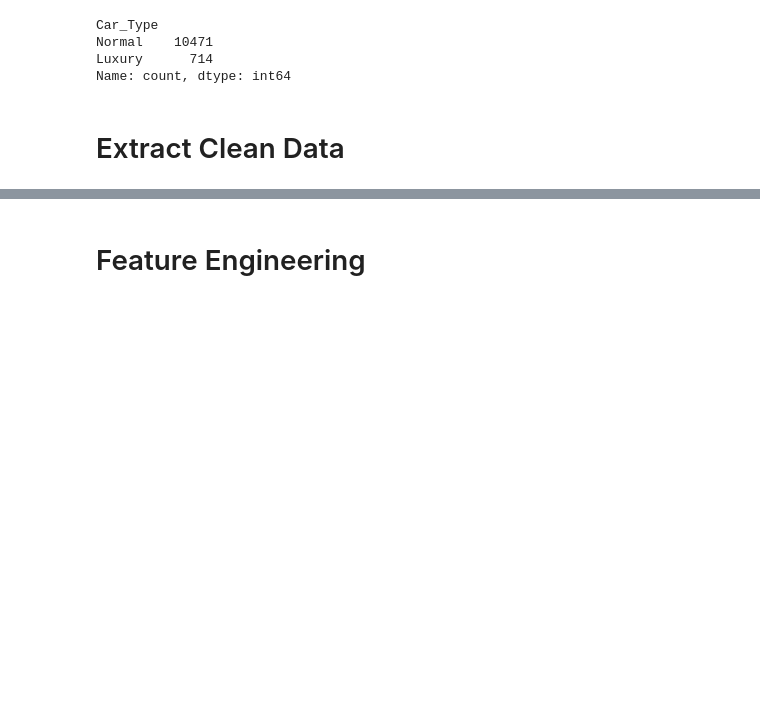
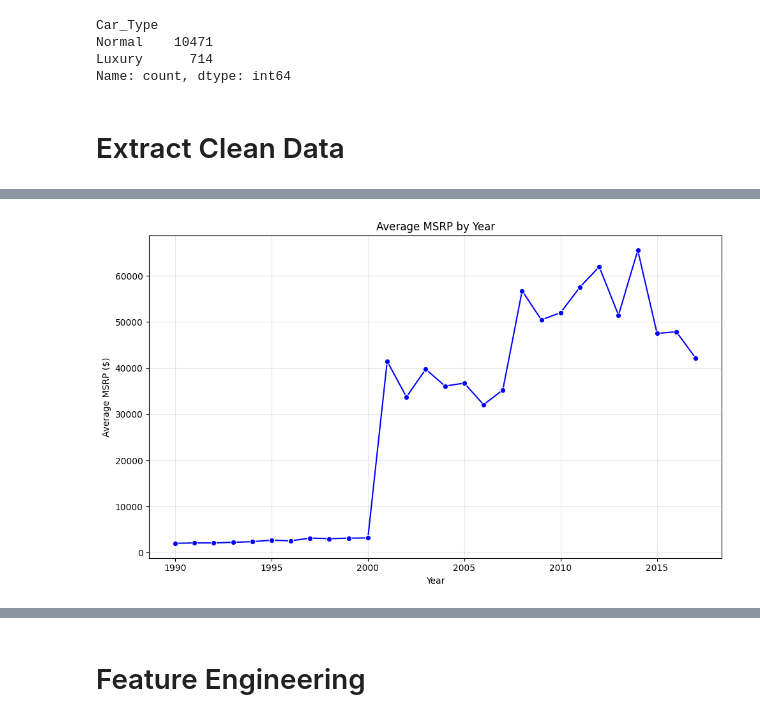
Before and after one commit to Abdelrazekk04/Car-Prediction-Data-Analysis-Project, a Jupyter notebook: src/car_price_prediction_preprocessing.ipynb, the cells around one changed output, grey strips where cells are left out. Drawn from its saved outputs; the diff is of its cells as text; code cells hidden in the pictures; blank space fills up the shorter version.

```diff
--- a/src/car_price_prediction_preprocessing.ipynb
+++ b/src/car_price_prediction_preprocessing.ipynb
@@ -387,0 +453,17 @@ df.to_csv('../data/cleaned_data.csv', index=False)
+# %%
+import matplotlib.pyplot as plt
+import seaborn as sns
+
+# Average MSRP by Year
+year_price = df_cleaned.groupby("Year")["MSRP"].mean()
+
+plt.figure(figsize=(10,6))
+sns.lineplot(x=year_price.index, y=year_price.values, marker="o", color="blue")
+plt.title("Average MSRP by Year")
+plt.xlabel("Year")
+plt.ylabel("Average MSRP ($)")
+plt.grid(True, alpha=0.3)
+plt.tight_layout()
+plt.show()
+# %% [output]
+[figure, added]
```
Also changed, not shown: parts of 18 cells of this notebook, 1 other file.
